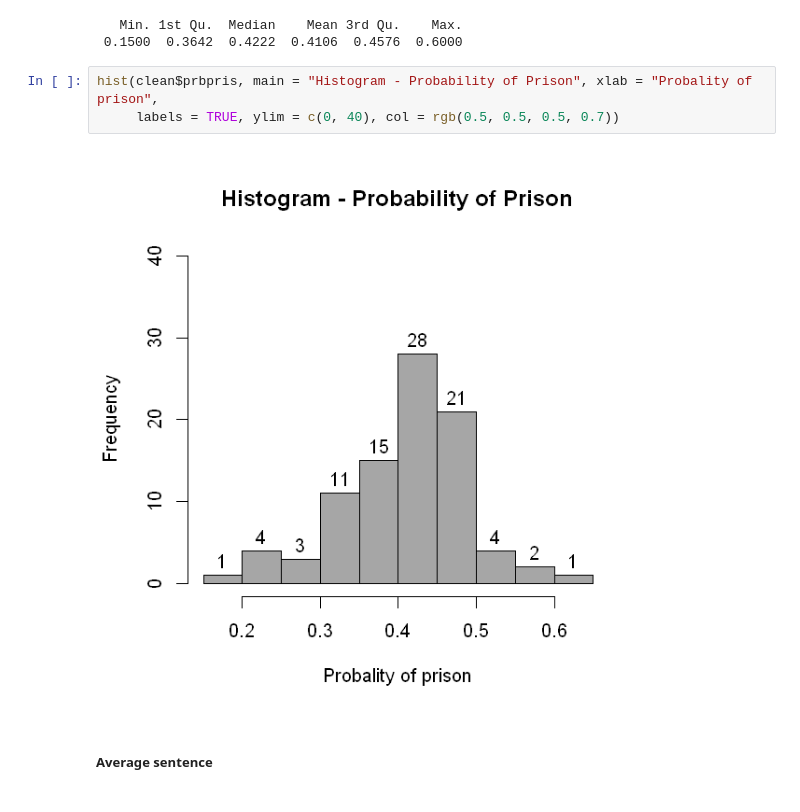
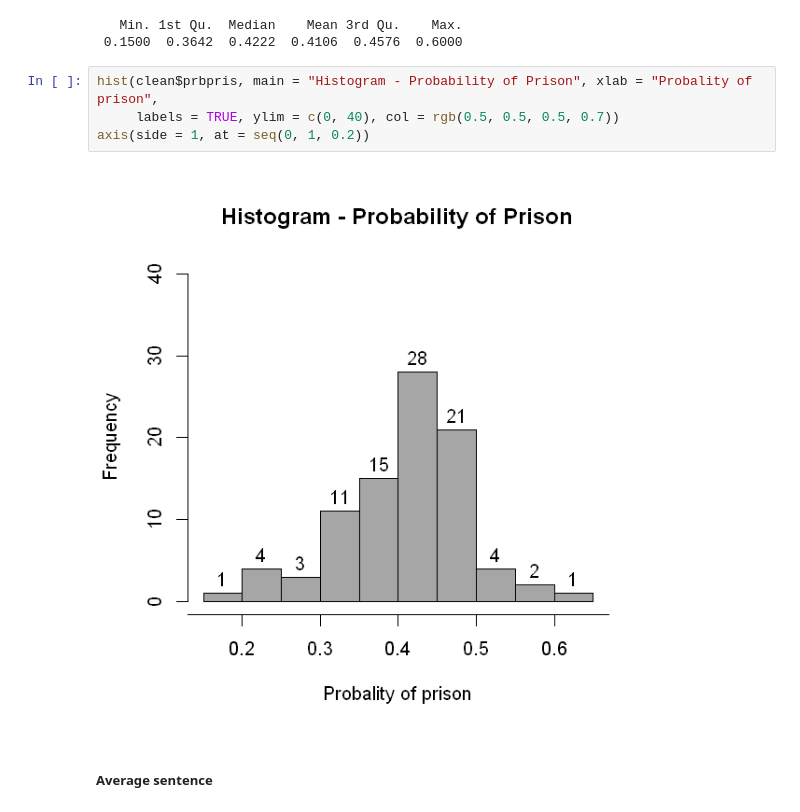
Before and after one commit to ramirocadavid/w203-Lab3, a Jupyter notebook: Lab3_part_2_3_Ramiro.ipynb, the cells around one changed output. Drawn from its saved outputs; the diff is of its cells as text.

```diff
--- a/Lab3_part_2_3_Ramiro.ipynb
+++ b/Lab3_part_2_3_Ramiro.ipynb
@@ -231,7 +235,8 @@ summary(clean$prbpris)
 # %%
 hist(clean$prbpris, main = "Histogram - Probability of Prison", xlab = "Probality of prison",
      labels = TRUE, ylim = c(0, 40), col = rgb(0.5, 0.5, 0.5, 0.7))
+axis(side = 1, at = seq(0, 1, 0.2))
 # %% [output]
-[figure, old version]
+[figure, new version]
 # %% [markdown]
 ##### Average sentence
```
Also changed, not shown: parts of 6 cells of this notebook, 1 other file.
